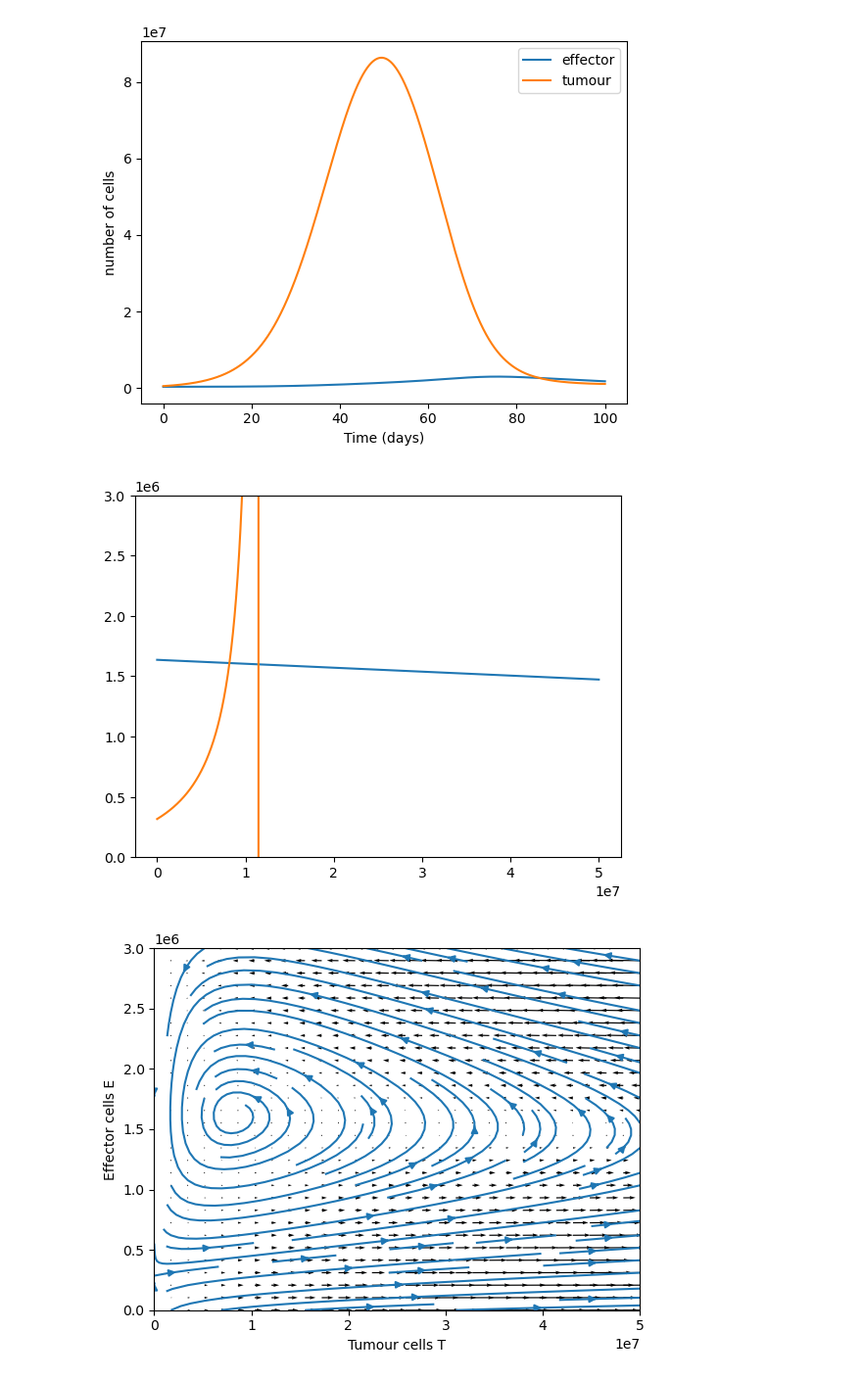
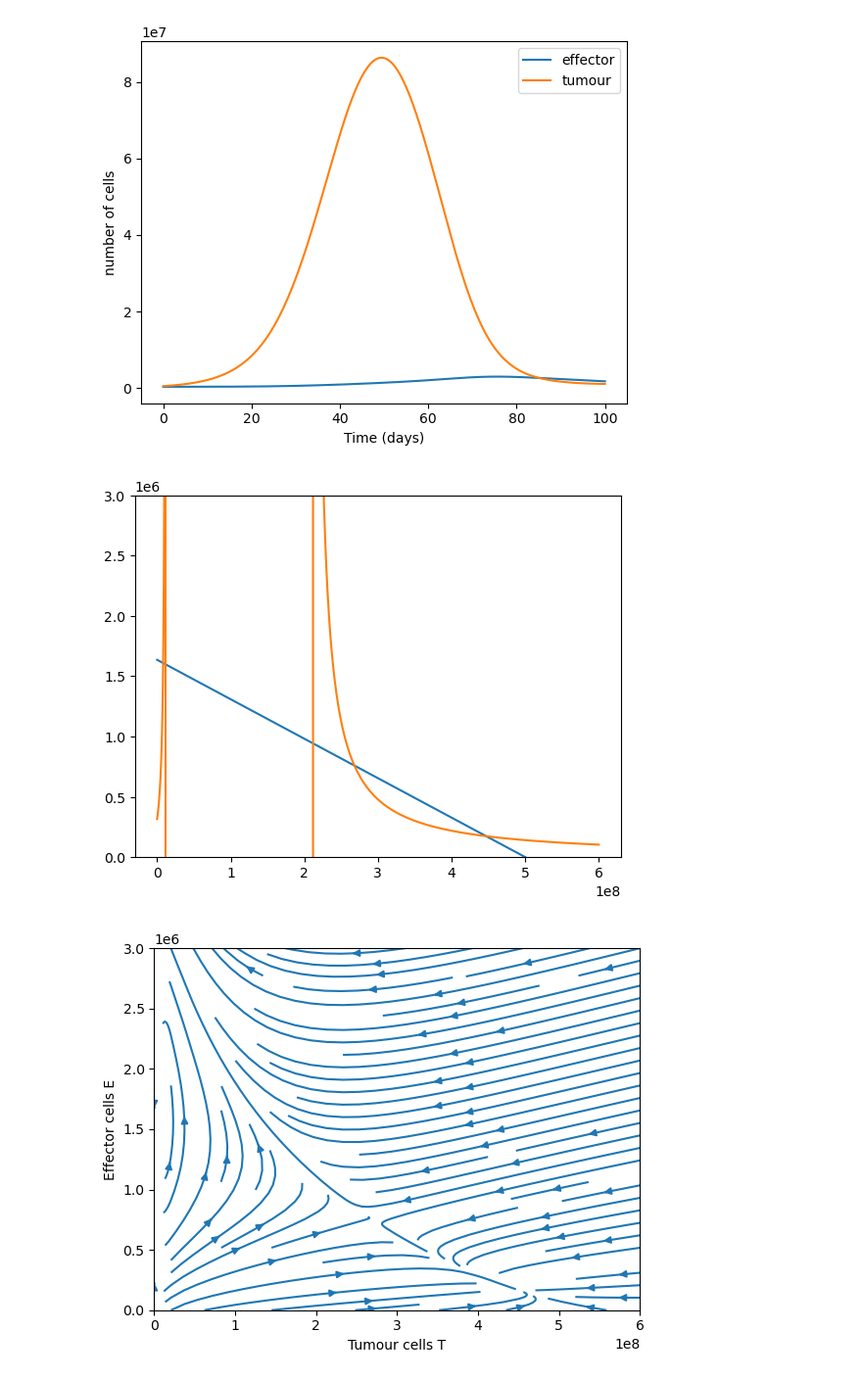
Before and after one commit to royc-td/tumour-immune-dynamics, a Jupyter notebook: notebooks/kuznetsov_tumour_model.ipynb, the cells around one changed output. Shown at 98% size. Cells and saved outputs as stored; diff of their text form; code cells hidden in the pictures.

Commit message:
Changed parameters for nullcline plot and streamplot

```diff
--- a/notebooks/kuznetsov_tumour_model.ipynb
+++ b/notebooks/kuznetsov_tumour_model.ipynb
@@ -42,7 +42,7 @@ plt.show()
 # %%
 # nullclines
 
-T_values = np.linspace(0, 5e7, 5000)
+T_values = np.linspace(0, 6e8, 5000)
 E1_values = a*(1-b*T_values)/ n
 E2_values = s*(g+T_values) / ((m*T_values+d)*(g+T_values) - p*T_values)
 
@@ -51,20 +51,19 @@ plt.plot(T_values, E2_values)
 plt.ylim(0, 3e6)
 plt.show()
 # %% [output]
-[figure, old version]
+[figure, new version]
 # %%
-T_values = np.linspace(0, 5e7, 30)
+T_values = np.linspace(0, 6e8, 30)
 E_values = np.linspace(0,3e6, 30)
 
 T_grid, E_grid = np.meshgrid(T_values, E_values)
 
 dE = s + p*E_grid*T_grid/(g+T_grid) - m*E_grid*T_grid - d*E_grid
 dT = a*T_grid*(1-b*T_grid) - n*E_grid*T_grid
 
 plt.streamplot(T_grid, E_grid, dT, dE)
-plt.quiver(T_grid, E_grid, dT, dE)
 plt.xlabel("Tumour cells T")
 plt.ylabel("Effector cells E")
 plt.show()
 # %% [output]
-[figure, old version]
+[figure, new version]
```
